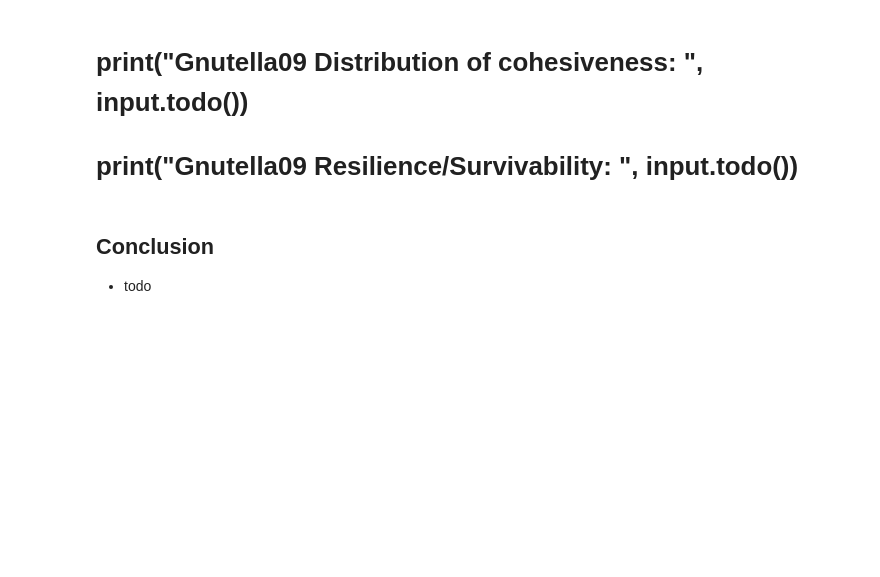
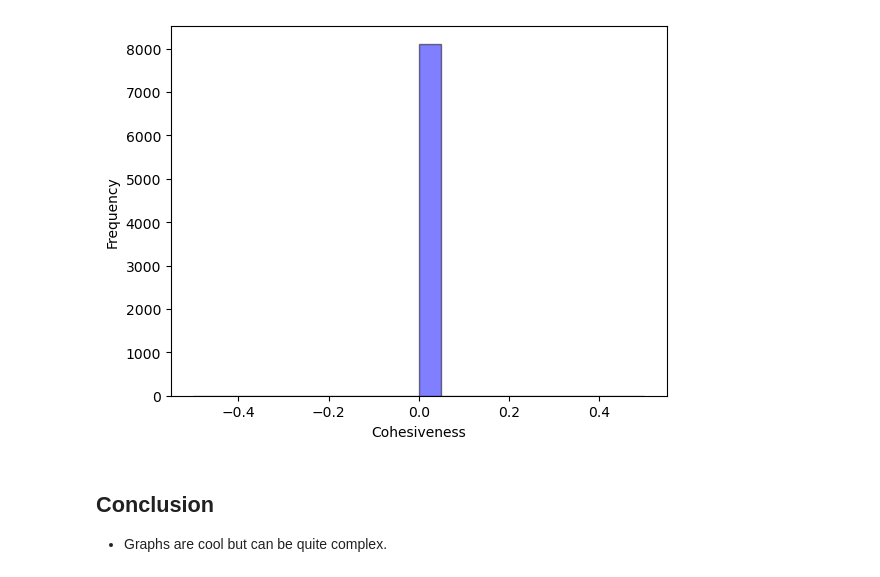
Before and after one commit to pfeifer-j/resilient_networks_ex1, a Jupyter notebook: documentation.ipynb, the cells around one changed output. Saved outputs shown, nothing was run; the diff lists cells and outputs as text; code cells hidden in the pictures; blank space fills up the shorter version.

```diff
--- a/documentation.ipynb
+++ b/documentation.ipynb
@@ -83,2 +110,15 @@ Gnutella09 Average clustering coefficient:  0.07314316246453513
 [figure]
+# %%
+# Distribution of Cohesiveness
+cohesiveness_values = input.compute_cohesiveness_for_each_node()
+values = list(cohesiveness_values.values())
+
+# Create a histogram plot for the cohesiveness values
+plt.hist(values, bins=20, alpha=0.5, color='b', edgecolor='k')
+plt.xlabel('Cohesiveness')
+plt.ylabel('Frequency')
+
+plt.show()
+# %% [output]
+[figure, added]
 # %%
@@ -87,7 +126,4 @@ Gnutella09 Average clustering coefficient:  0.07314316246453513
 # print("Gnutella09 Resilience/Survivability: ", input.todo())
-# %% [markdown]
-# print("Gnutella09 Distribution of cohesiveness: ", input.todo())
-# print("Gnutella09 Resilience/Survivability: ", input.todo())
-# %% [markdown]
-## Conclusion
-- todo
+# %% [markdown]
+## Conclusion
+- Graphs are cool but can be quite complex.
```
Also changed, not shown: parts of 13 cells of this notebook, 2 other files.
